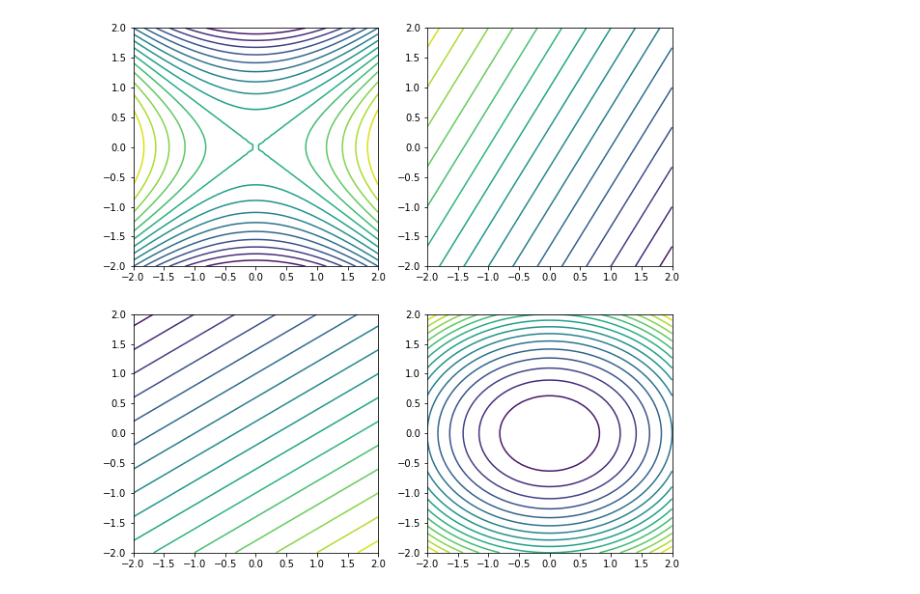
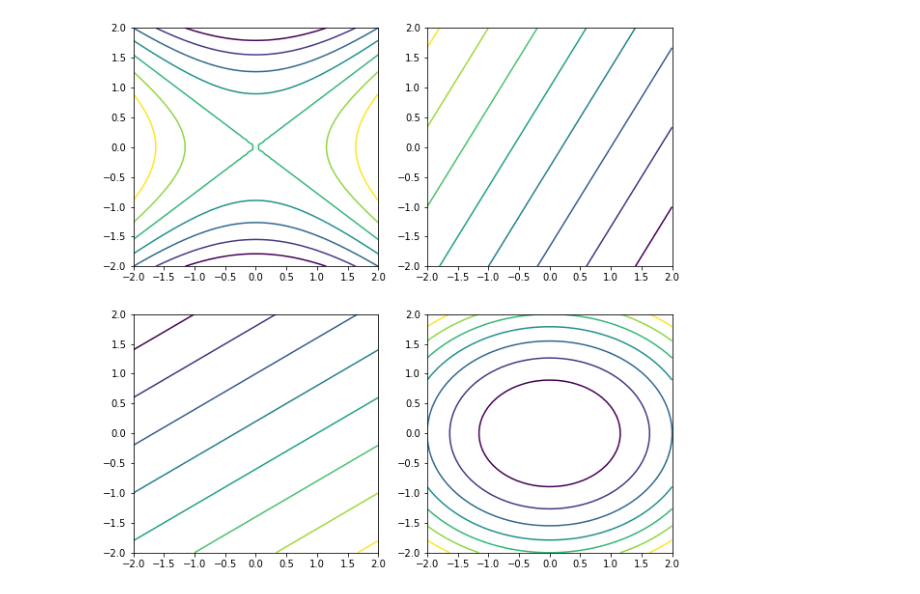
Before and after one commit to elvinafahlgren/Multivariate-analysis, a Jupyter notebook: Matlab/matlab1A.ipynb, the cells around one changed output. Drawn from its saved outputs; the diff is of its cells as text; code cells hidden in the pictures.

```diff
--- a/Matlab/matlab1A.ipynb
+++ b/Matlab/matlab1A.ipynb
@@ -7,34 +5,34 @@ ModuleNotFoundError: No module named 'numpy'
 # %%
 plt.figure(figsize=(10,10))
 
 plt.subplot(221)
 x = np.linspace(-2,2)
 y = np.linspace(-2,2)
 X, Y = np.meshgrid(x, y)
 Z1=3*pow(X,2)-5*pow(Y,2)
-plt.contour(X,Y,Z1, levels=15)
+plt.contour(X,Y,Z1)
 
 plt.subplot(222)
 x = np.linspace(-2,2)
 y = np.linspace(-2,2)
 X, Y = np.meshgrid(x, y)
 Z2=3*Y-5*X+1
-plt.contour(X,Y,Z2, levels=15)
+plt.contour(X,Y,Z2)
 
 plt.subplot(223)
 x = np.linspace(-2,2)
 y = np.linspace(-2,2)
 X, Y = np.meshgrid(x, y)
 Z3=3*X-5*Y+1
-plt.contour(X,Y,Z3, levels=15)
+plt.contour(X,Y,Z3)
 
 plt.subplot(224)
 x = np.linspace(-2,2)
 y = np.linspace(-2,2)
 X, Y = np.meshgrid(x, y)
 Z4=3*pow(X,2)+5*pow(Y,2)
-plt.contour(X,Y,Z4, levels=15)
+plt.contour(X,Y,Z4)
 
 plt.show()
 # %% [output]
-[figure, old version]
+[figure, new version]
```
Also changed, not shown: parts of 1 cell of this notebook, 2 other files.
